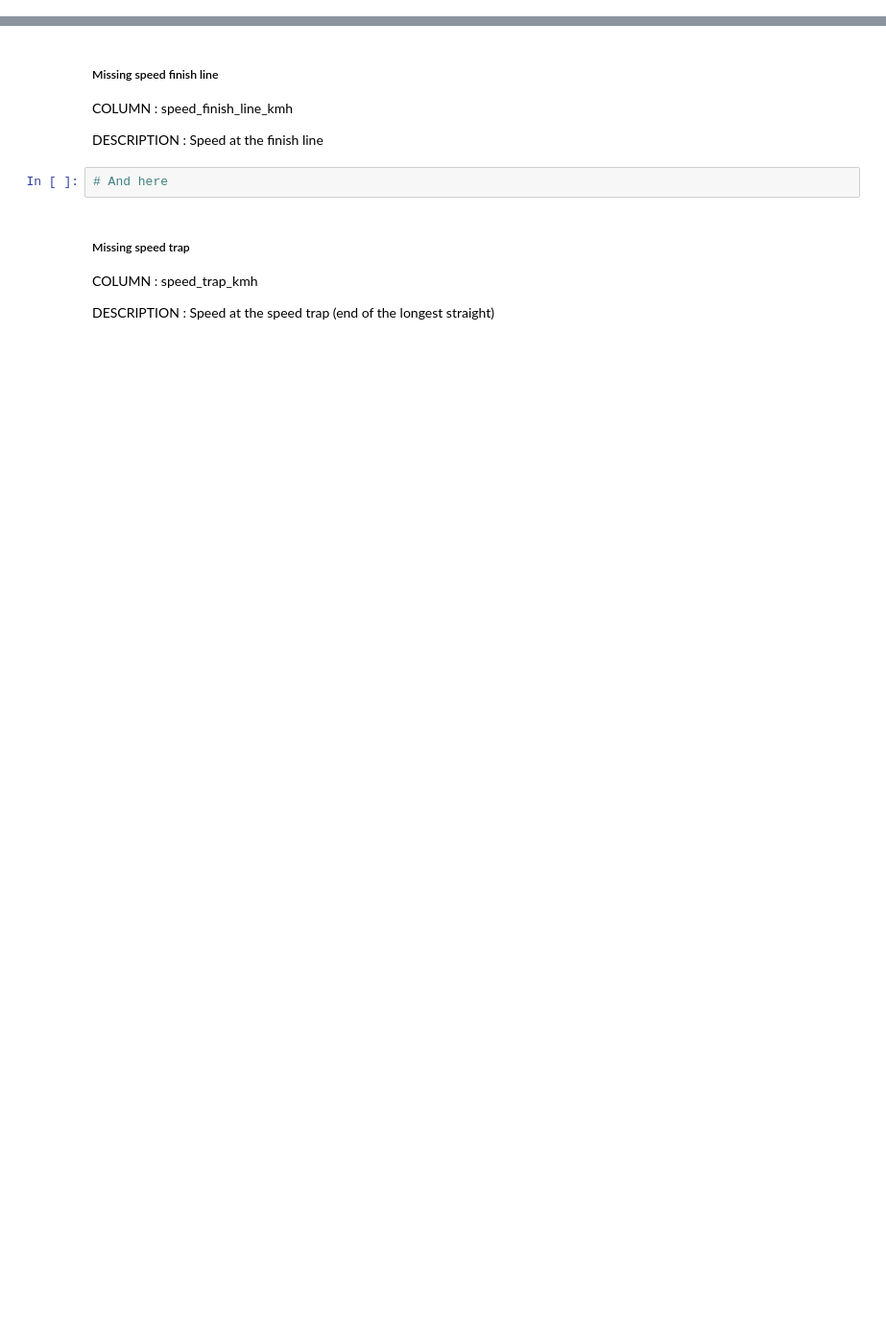
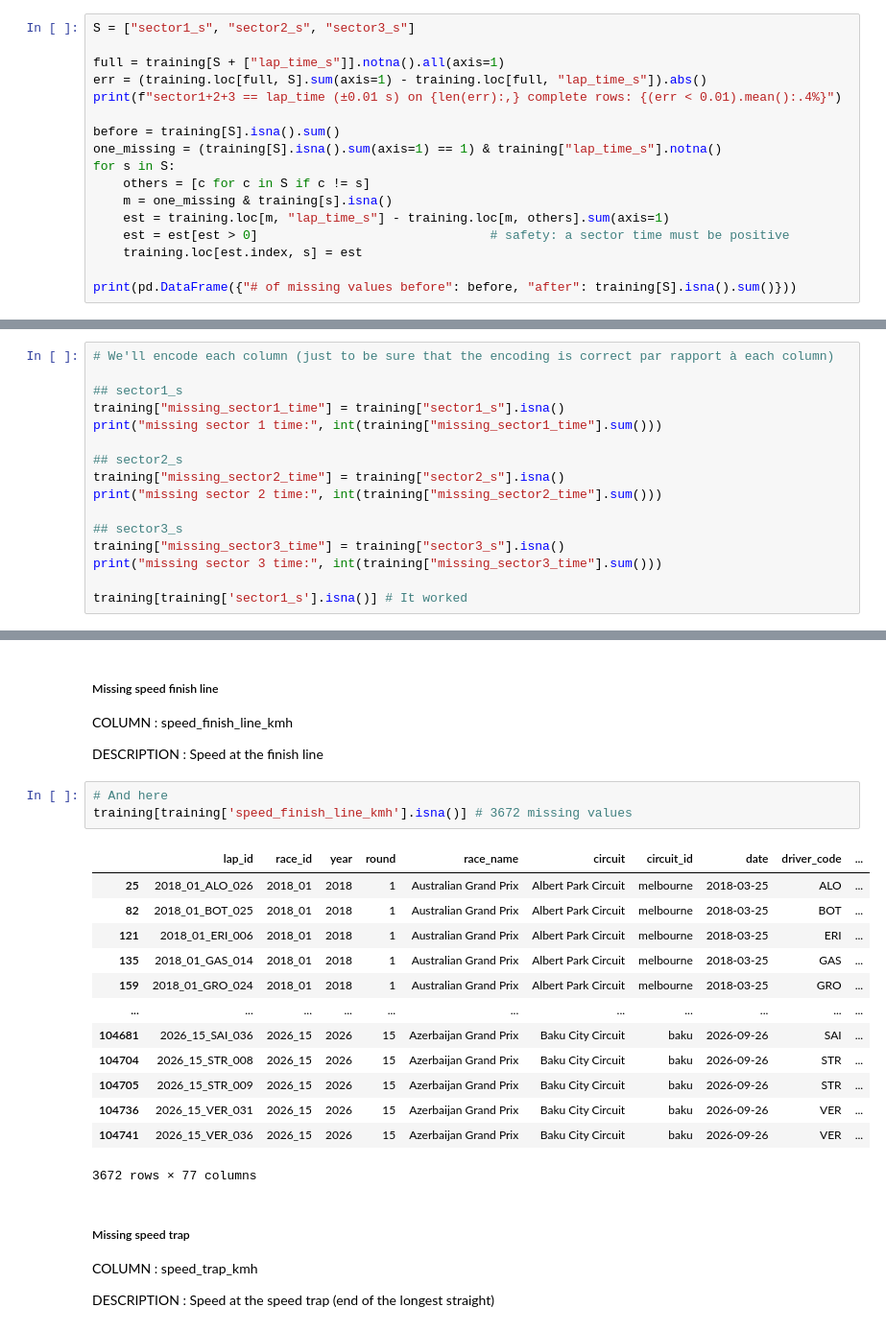
Before and after one commit to Laillaa/ML_Project_T01_LUSAIL, a Jupyter notebook: project_code.ipynb, the cells around one changed output, grey strips where cells are left out. Shown at 96% size. Drawn from its saved outputs; the diff is of its cells as text; blank space fills up the shorter version.

```diff
--- a/project_code.ipynb
+++ b/project_code.ipynb
@@ -427,0 +490,17 @@ DESCRIPTION : Time for the third section.
+# %%
+S = ["sector1_s", "sector2_s", "sector3_s"]
+
+full = training[S + ["lap_time_s"]].notna().all(axis=1)
+err = (training.loc[full, S].sum(axis=1) - training.loc[full, "lap_time_s"]).abs()
+print(f"sector1+2+3 == lap_time (±0.01 s) on {len(err):,} complete rows: {(err < 0.01).mean():.4%}")
+
+before = training[S].isna().sum()
+one_missing = (training[S].isna().sum(axis=1) == 1) & training["lap_time_s"].notna()
+for s in S:
+    others = [c for c in S if c != s]
+    m = one_missing & training[s].isna()
+    est = training.loc[m, "lap_time_s"] - training.loc[m, others].sum(axis=1)
+    est = est[est > 0]                               # safety: a sector time must be positive
+    training.loc[est.index, s] = est
+
+print(pd.DataFrame({"# of missing values before": before, "after": training[S].isna().sum()}))
@@ -427,0 +513,16 @@ DESCRIPTION : Time for the third section.
+# %%
+# We'll encode each column (just to be sure that the encoding is correct par rapport à each column)
+
+## sector1_s
+training["missing_sector1_time"] = training["sector1_s"].isna()
+print("missing sector 1 time:", int(training["missing_sector1_time"].sum()))
+
+## sector2_s
+training["missing_sector2_time"] = training["sector2_s"].isna()
+print("missing sector 2 time:", int(training["missing_sector2_time"].sum()))
+
+## sector3_s
+training["missing_sector3_time"] = training["sector3_s"].isna()
+print("missing sector 3 time:", int(training["missing_sector3_time"].sum()))
+
+training[training['sector1_s'].isna()] # It worked
@@ -449,6 +601,21 @@ COLUMN : speed_finish_line_kmh
 DESCRIPTION : Speed at the finish line
 # %%
 # And here
+training[training['speed_finish_line_kmh'].isna()] # 3672 missing values
+# %% [output]
+|  | lap_id | race_id | year | round | race_name | circuit | circuit_id | date | driver_code | ... |
+| 25 | 2018_01_ALO_026 | 2018_01 | 2018 | 1 | Australian Grand Prix | Albert Park Circuit | melbourne | 2018-03-25 | ALO | ... |
+| 82 | 2018_01_BOT_025 | 2018_01 | 2018 | 1 | Australian Grand Prix | Albert Park Circuit | melbourne | 2018-03-25 | BOT | ... |
+| 121 | 2018_01_ERI_006 | 2018_01 | 2018 | 1 | Australian Grand Prix | Albert Park Circuit | melbourne | 2018-03-25 | ERI | ... |
+| 135 | 2018_01_GAS_014 | 2018_01 | 2018 | 1 | Australian Grand Prix | Albert Park Circuit | melbourne | 2018-03-25 | GAS | ... |
+| 159 | 2018_01_GRO_024 | 2018_01 | 2018 | 1 | Australian Grand Prix | Albert Park Circuit | melbourne | 2018-03-25 | GRO | ... |
+| ... | ... | ... | ... | ... | ... | ... | ... | ... | ... | ... |
+| 104681 | 2026_15_SAI_036 | 2026_15 | 2026 | 15 | Azerbaijan Grand Prix | Baku City Circuit | baku | 2026-09-26 | SAI | ... |
+| 104704 | 2026_15_STR_008 | 2026_15 | 2026 | 15 | Azerbaijan Grand Prix | Baku City Circuit | baku | 2026-09-26 | STR | ... |
+| 104705 | 2026_15_STR_009 | 2026_15 | 2026 | 15 | Azerbaijan Grand Prix | Baku City Circuit | baku | 2026-09-26 | STR | ... |
+| 104736 | 2026_15_VER_031 | 2026_15 | 2026 | 15 | Azerbaijan Grand Prix | Baku City Circuit | baku | 2026-09-26 | VER | ... |
+| 104741 | 2026_15_VER_036 | 2026_15 | 2026 | 15 | Azerbaijan Grand Prix | Baku City Circuit | baku | 2026-09-26 | VER | ... |
+3672 rows × 77 columns
 # %% [markdown]
 ##### Missing speed trap
 
```
Also changed, not shown: parts of 113 cells of this notebook.
